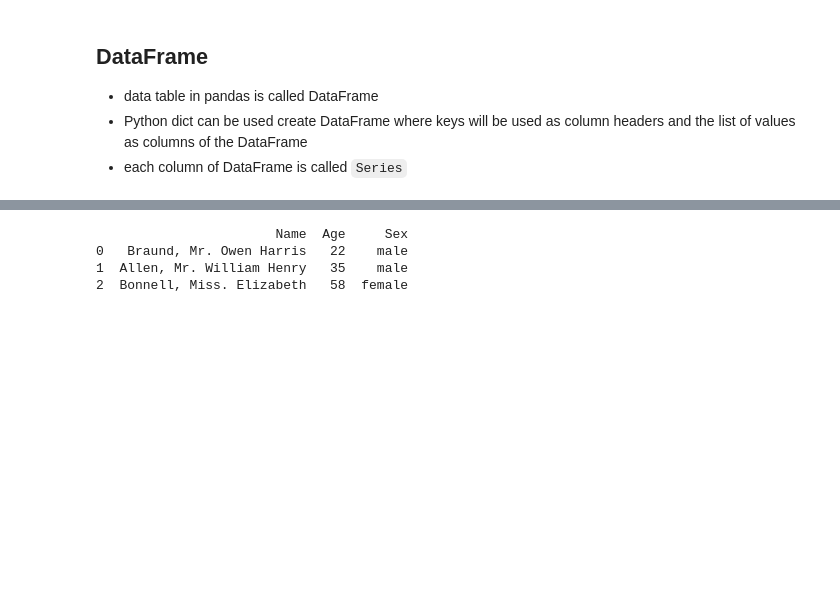
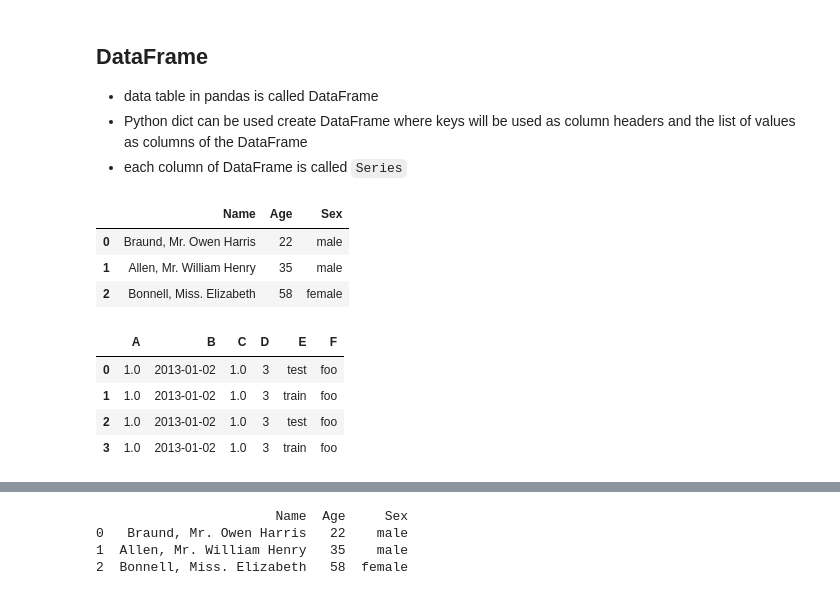
Before and after one commit to rambasnet/Python-Machine-Learning, a Jupyter notebook: Pandas-Intro.ipynb, the cells around one changed output, grey strips where cells are left out. Cells and saved outputs as stored; diff of their text form; code cells hidden in the pictures; blank space fills up the shorter version.

```diff
--- a/Pandas-Intro.ipynb
+++ b/Pandas-Intro.ipynb
@@ -37,3 +328,28 @@ aDict = {
 }
 # %%
 df = pd.DataFrame(aDict)
+# %%
+df
+# %% [output]
+|  | Name | Age | Sex |
+| 0 | Braund, Mr. Owen Harris | 22 | male |
+| 1 | Allen, Mr. William Henry | 35 | male |
+| 2 | Bonnell, Miss. Elizabeth | 58 | female |
+# %%
+df2 = pd.DataFrame(
+{
+    "A": 1.0,
+    "B": pd.Timestamp("20130102"),
+    "C": pd.Series(1, index=list(range(4)), dtype="float32"),
+    "D": np.array([3] * 4, dtype="int32"),
+    "E": pd.Categorical(["test", "train", "test", "train"]),
+    "F": "foo",
+})
+# %%
+df2
+# %% [output]
+|  | A | B | C | D | E | F |
+| 0 | 1.0 | 2013-01-02 | 1.0 | 3 | test | foo |
+| 1 | 1.0 | 2013-01-02 | 1.0 | 3 | train | foo |
+| 2 | 1.0 | 2013-01-02 | 1.0 | 3 | test | foo |
+| 3 | 1.0 | 2013-01-02 | 1.0 | 3 | train | foo |
```
Also changed, not shown: parts of 57 cells of this notebook.
